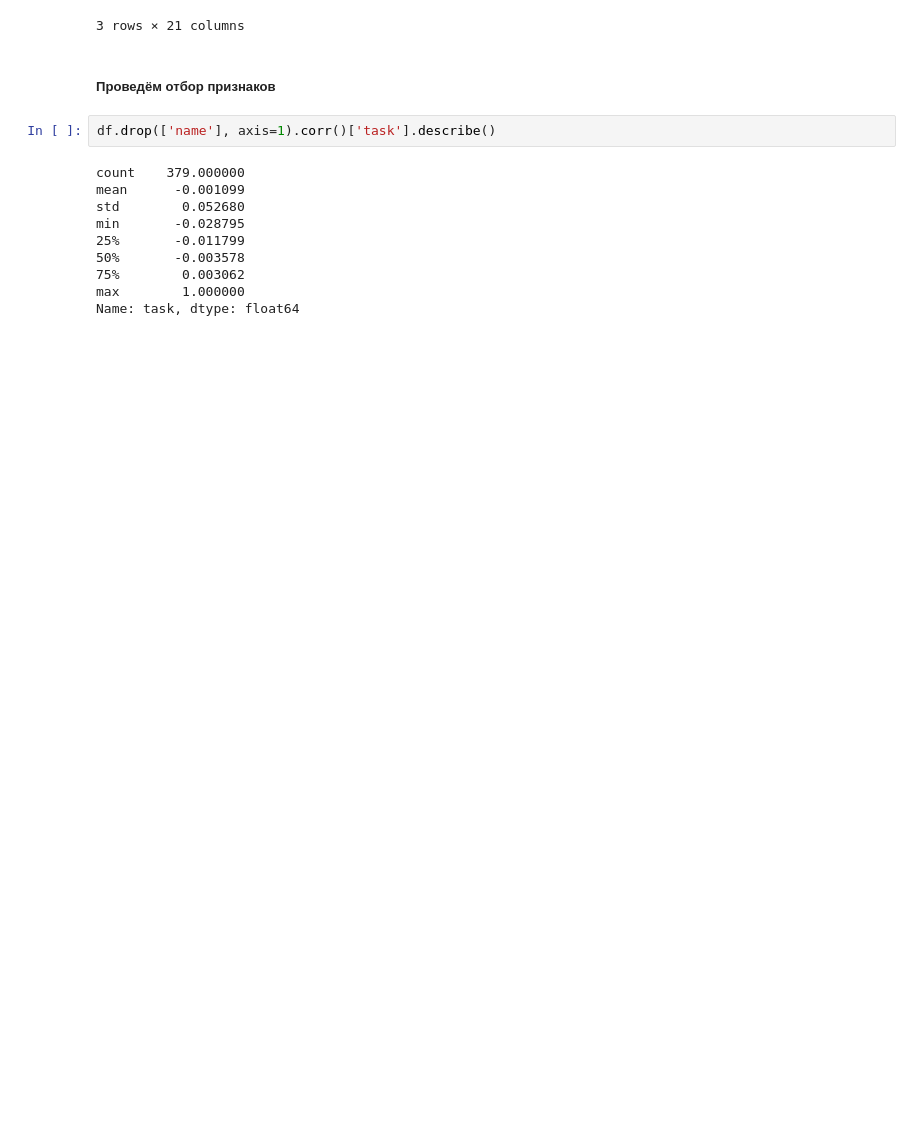
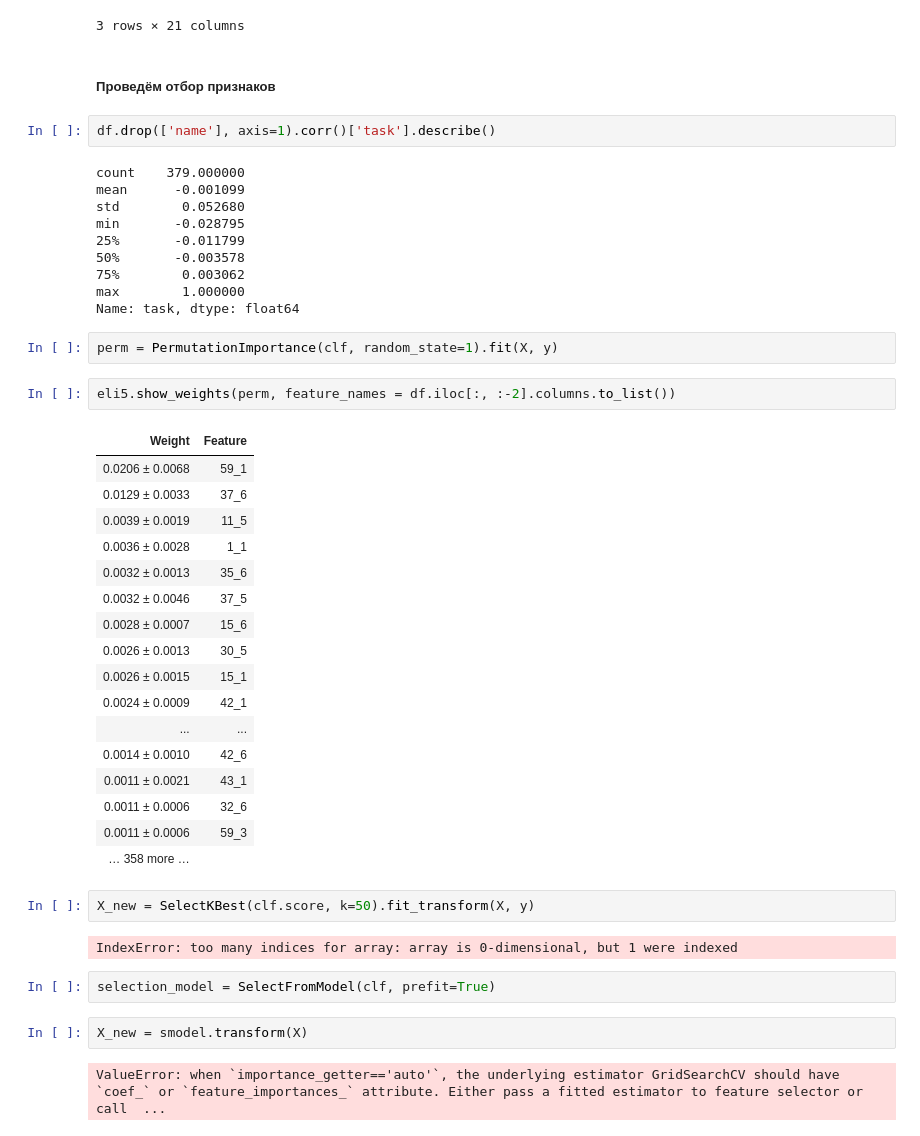
Before and after one commit to khursik/Diploma, a Jupyter notebook: GB_with_CV.ipynb, the cells around one changed output. Cells and saved outputs as stored; diff of their text form; blank space fills up the shorter version.

```diff
--- a/GB_with_CV.ipynb
+++ b/GB_with_CV.ipynb
@@ -76,3 +77,35 @@ min       -0.028795
 75%        0.003062
 max        1.000000
 Name: task, dtype: float64
+# %%
+perm = PermutationImportance(clf, random_state=1).fit(X, y)
+# %%
+eli5.show_weights(perm, feature_names = df.iloc[:, :-2].columns.to_list())
+# %% [output]
+| Weight | Feature |
+| 0.0206 ± 0.0068 | 59_1 |
+| 0.0129 ± 0.0033 | 37_6 |
+| 0.0039 ± 0.0019 | 11_5 |
+| 0.0036 ± 0.0028 | 1_1 |
+| 0.0032 ± 0.0013 | 35_6 |
+| 0.0032 ± 0.0046 | 37_5 |
+| 0.0028 ± 0.0007 | 15_6 |
+| 0.0026 ± 0.0013 | 30_5 |
+| 0.0026 ± 0.0015 | 15_1 |
+| 0.0024 ± 0.0009 | 42_1 |
+| ... | ... |
+| 0.0014 ± 0.0010 | 42_6 |
+| 0.0011 ± 0.0021 | 43_1 |
+| 0.0011 ± 0.0006 | 32_6 |
+| 0.0011 ± 0.0006 | 59_3 |
+| … 358 more … |  |
+# %%
+X_new = SelectKBest(clf.score, k=50).fit_transform(X, y)
+# %% [output]
+IndexError: too many indices for array: array is 0-dimensional, but 1 were indexed
+# %%
+selection_model = SelectFromModel(clf, prefit=True)
+# %%
+X_new = smodel.transform(X)
+# %% [output]
+ValueError: when `importance_getter=='auto'`, the underlying estimator GridSearchCV should have `coef_` or `feature_importances_` attribute. Either pass a fitted estimator to feature selector or call  ...
```
Also changed, not shown: parts of 4 cells of this notebook, 3 other files.
